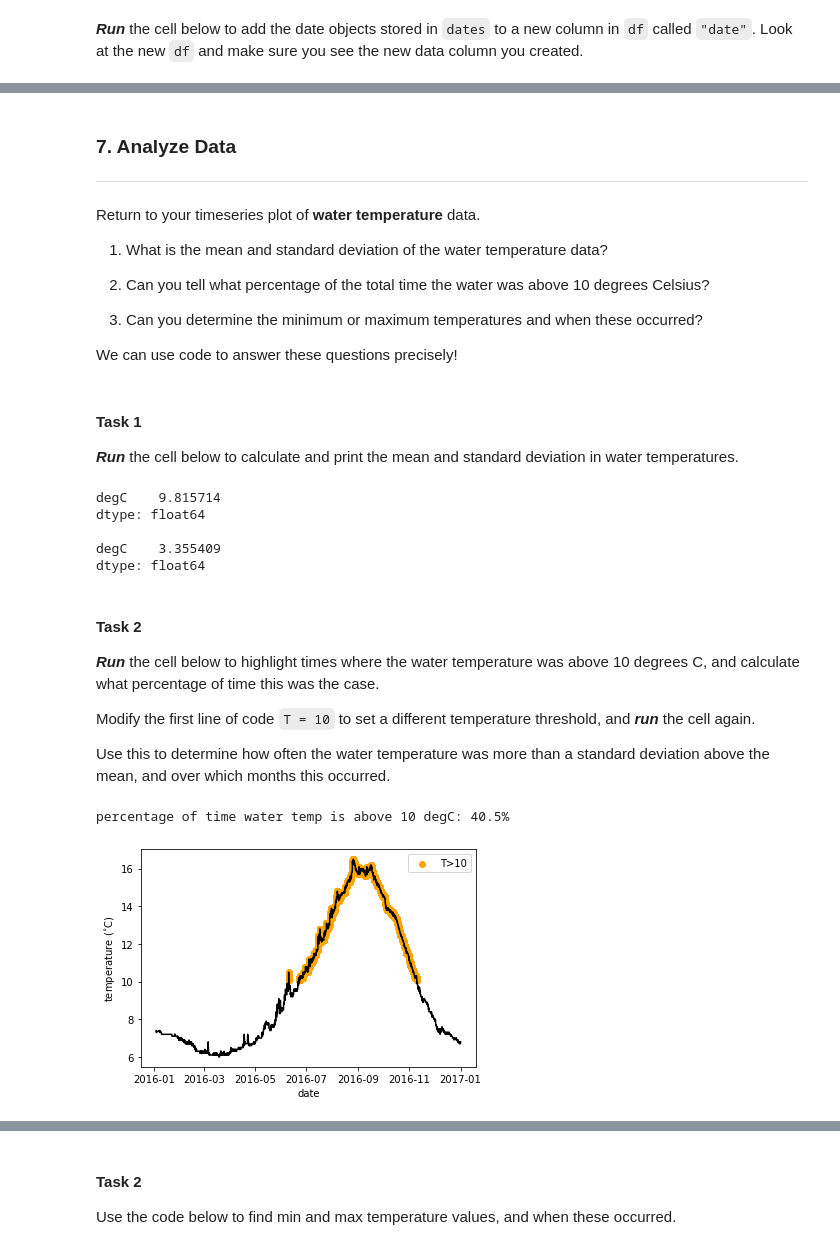
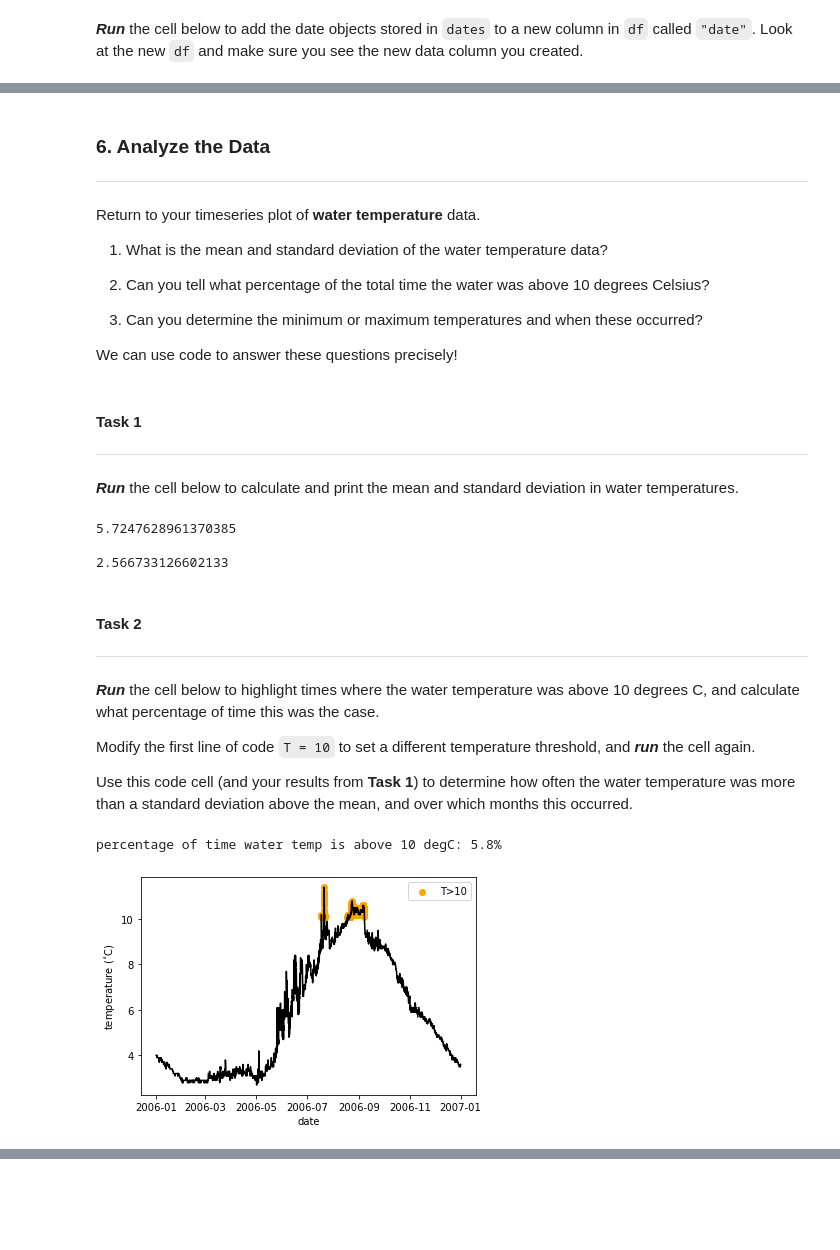
Before and after one commit to mackenziejewell/water-analysis-python-lesson, a Jupyter notebook: content/NDBC_buoy_analysis.ipynb, the cells around one changed output, grey strips where cells are left out. Drawn from its saved outputs; the diff is of its cells as text; code cells hidden in the pictures; blank space fills up the shorter version.

```diff
--- a/content/NDBC_buoy_analysis.ipynb
+++ b/content/NDBC_buoy_analysis.ipynb
@@ -63,8 +80,8 @@ The code line below where you specified the filename will use the pandas `read_t
 # %%
 # specify the name of the text file
-filename = 'supp_info/46246h2016.txt'
+filename = 'NDBC_ID46073_2006.txt'
 
 # use pandas to read text file into dataframe called 'df_raw'
-df_raw = pd.read_table(filename, delim_whitespace=True, header = [0,1])
+df_raw = pd.read_table(filename, delim_whitespace=True, header = [0])
 df_raw
 # %% [output]
@@ -97,7 +113,7 @@ Let’s read the data in again, this time into a variable called `df`. This time
 NaN = ['999', '999.0', '99.0', '9999.0']
 
 # read in data again, but drop any columns or rows filled only with NaNs
-df = pd.read_table(filename, delim_whitespace=True, header = [0,1], na_values = NaN).dropna(axis='columns', how='all').dropna(axis='rows', how='all')
+df = pd.read_table(filename, delim_whitespace=True, header = [0], na_values = NaN).dropna(axis='columns', how='all').dropna(axis='rows', how='all')
 
 df
 # %% [output]
@@ -126,14 +141,17 @@ We can combine these five date information columns into single datetime objects
 **<em>Run</em>** the cell below to access the date data and combine them into a single array called `dates`.
 # %%
 # read date data into individual data arrays
-years = df['#YY']
+years = df['YYYY']
 months = df['MM']
 days = df['DD']
 hours = df['hh']
 mins = df['mm']
 
 # combine them into a single array called ‘dates’
-dates = [datetime.datetime.strptime(f'{y}-{m:02d}-{d:02d}T{h:02d}:{mm:02d}', '%Y-%m-%dT%H:%M') for y, m, d, h, mm in zip(years['#yr'], months['mo'], days['dy'], hours['hr'], mins['mn'])]
+# dates = [datetime.datetime.strptime(f'{y}-{m:02d}-{d:02d}T{h:02d}:{mm:02d}', '%Y-%m-%dT%H:%M') for y, m, d, h, mm in zip(years['#yr'], months['mo'], days['dy'], hours['hr'], mins['mn'])]
+
+
+dates = [datetime.datetime.strptime(f'{y}-{m:02d}-{d:02d}T{h:02d}:{mm:02d}', '%Y-%m-%dT%H:%M') for y, m, d, h, mm in zip(years, months, days, hours, mins)]
 # %% [markdown]
 **<em>Run</em>** the cell below to add the date objects stored in `dates` to a new column in `df` called `"date"`. Look at the new `df` and make sure you see the new data column you created.
 # %%
@@ -200,5 +241,5 @@ df['MWD'].plot(kind='hist')
 # %% [markdown]
-### 7. Analyze Data
+### 6. Analyze the Data
 ***
 
 Return to your timeseries plot of **water temperature** data.
@@ -212,55 +253,52 @@ Return to your timeseries plot of **water temperature** data.
 We can use code to answer these questions precisely!
 # %% [markdown]
 #### Task 1
-
+***
 **<em>Run</em>** the cell below to calculate and print the mean and standard deviation in water temperatures.
 # %%
 print(df['WTMP'].mean())
 print()
 print(df['WTMP'].std())
 # %% [output]
-degC    9.815714
-dtype: float64
+5.7247628961370385
 
-degC    3.355409
-dtype: float64
+2.566733126602133
 # %% [markdown]
 #### Task 2
+***
 
 **<em>Run</em>** the cell below to highlight times where the water temperature was above 10 degrees C, and calculate what percentage of time this was the case.
 
 Modify the first line of code `T = 10` to set a different temperature threshold, and **<em>run</em>** the cell again.
 
-Use this to determine how often the water temperature was more than a standard deviation above the mean, and over which months this occurred.
+Use this code cell (and your results from **Task 1**) to determine how often the water temperature was more than a standard deviation above the mean, and over which months this occurred.
 # %%
 # temperature threshold (degC)
 T = 10
 
 # total time series length
 total_duration = len(df)
+
 # length of time with temperature above threshold
-duration_above = np.sum(df['WTMP'] > T).values[0]
+duration_above = np.sum(df['WTMP'] > T)
+
 # percentage of time above temperature threshold
 time_per = 100*duration_above/total_duration
 
 print(f'\npercentage of time water temp is above {T} degC: {time_per:.1f}%\n')
 
 # plot the data
 fig, ax = plt.subplots()
-plt.plot(df['date'], df['WTMP'].values, c='black')
-plt.scatter(df[(df['WTMP'] > T).any(axis=1)].date, df[(df['WTMP'] > T).any(axis=1)].WTMP, c='orange', label=f'T>{T}');
+plt.plot(df['date'], df['WTMP'], c='black')
+plt.scatter(df[(df['WTMP'] > T)].date, df[(df['WTMP'] > T)].WTMP, c='orange', label=f'T>{T}');
 plt.xlabel('date')
 plt.ylabel('temperature ($^{\circ}$C)')
 plt.legend();
 fig.savefig('water_temp.png', dpi=300);
 # %% [output]
-percentage of time water temp is above 10 degC: 40.5%
+percentage of time water temp is above 10 degC: 5.8%
-[figure, old version]
+[figure, new version]
 # %% [markdown]
 Notice that this code also saved your plot as `water_temp.png`. You can download the image to your computer by right clicking the file name and selecting **Download**.
 
 <img src="supp_info/save_img.png" width="200" align="right">
-# %% [markdown]
-#### Task 2
-
-Use the code below to find min and max temperature values, and when these occurred.
```
Also changed, not shown: parts of 30 cells of this notebook, 6 other files.
